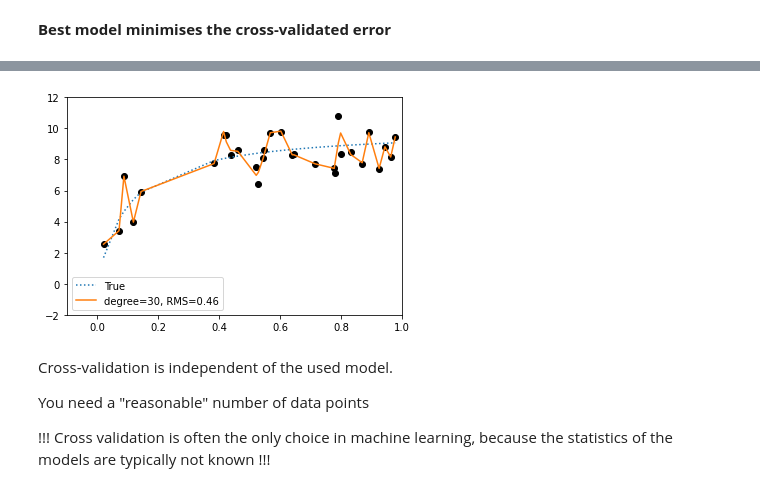
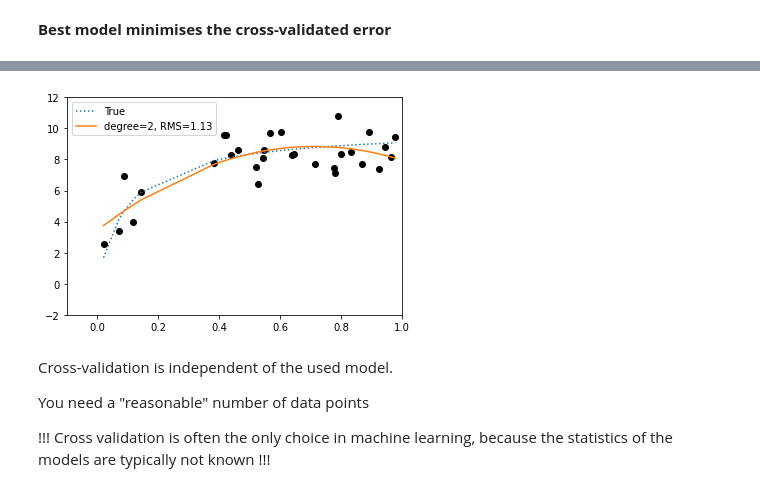
Before and after one commit to toastmaker/lectures, a Jupyter notebook: notebooks/Statistics without statistics.ipynb, the cells around one changed output, grey strips where cells are left out. Drawn from its saved outputs; the diff is of its cells as text; code cells hidden in the pictures.

```diff
--- a/notebooks/Statistics without statistics.ipynb
+++ b/notebooks/Statistics without statistics.ipynb
@@ -719,18 +732,18 @@ plt.ylabel('MSE');
 # %%
 X_test = np.linspace(-0.1, 1.1, 2*N)[:, None]
 
 plt.scatter(X.ravel(), y, color='black')
 plt.plot(X.ravel(), true_fun(X.ravel()), label='True', linestyle=":")
 
-degree = 30
+degree = 2
 y_fool = PolynomialRegression(degree).fit(X, y).predict(X)
 rms_val = rms(y, y_fool)
 plt.plot(X.ravel(), y_fool, label='degree={0}, RMS={1:.2f}'.format(degree, rms_val))
 plt.xlim(-0.1, 1.0)
 plt.ylim(-2, 12)
 plt.legend(loc='best');
 # %% [output]
-[figure, old version]
+[figure, new version]
 # %% [markdown]
 Cross-validation is independent of the used model.
 
```
Also changed, not shown: parts of 16 cells of this notebook.
